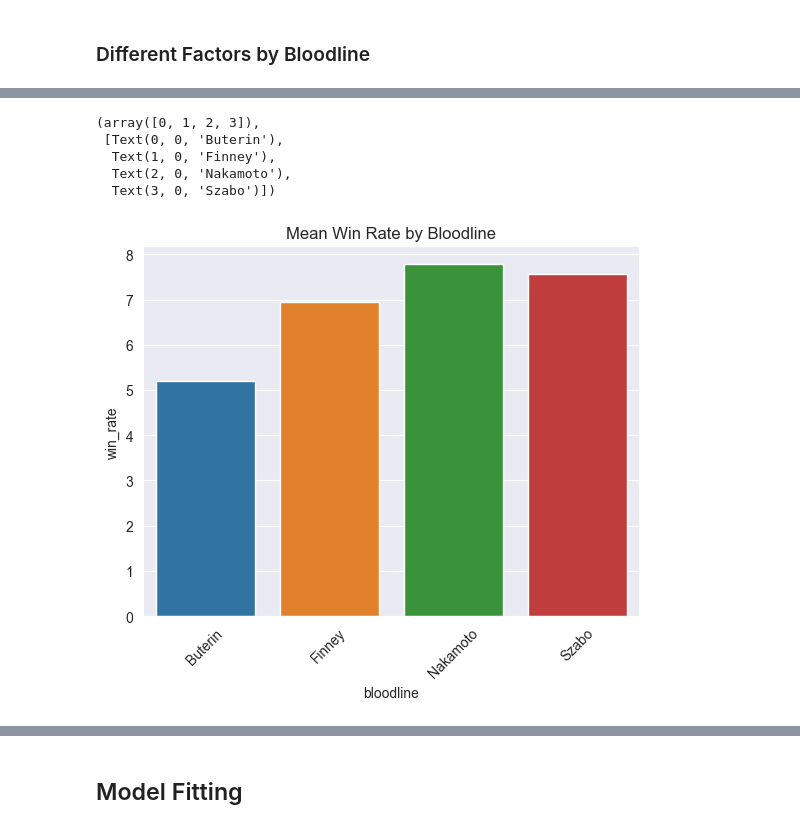
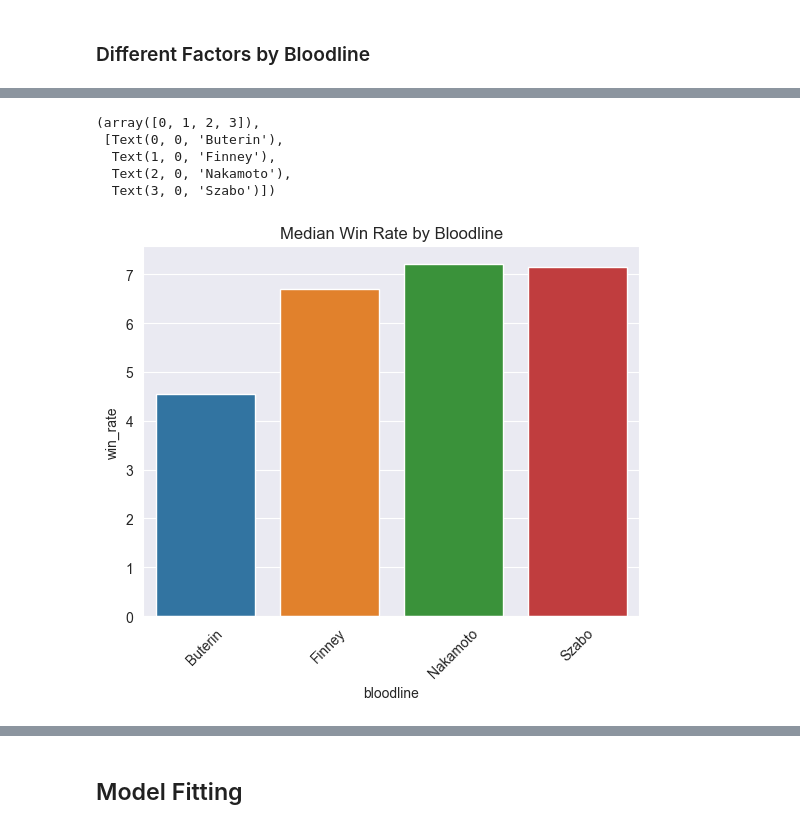
Before and after one commit to ThoroughZed-Analytics/Thoroughzed, a Jupyter notebook: app/current_data_cleaning_modeling.ipynb, the cells around one changed output, grey strips where cells are left out. Cells and saved outputs as stored; diff of their text form; code cells hidden in the pictures.

Commit message:
updated graphs

```diff
--- a/app/current_data_cleaning_modeling.ipynb
+++ b/app/current_data_cleaning_modeling.ipynb
@@ -6,16 +6,16 @@ import seaborn as sns
 import datetime
 import sklearn
 # %%
-clean_market_data = pd.read_csv('mega_master_db.csv')
+market_data_no_outliers = pd.read_csv('master_db_no_outliers.csv')
 # %%
 # clean_market_data
 # %% [markdown]
 ### Deal with outliers
 # %%
-# Calculate the z-score for each data point
-clean_market_data['z_score'] = np.abs((clean_market_data['converted_price'] - np.mean(clean_market_data['converted_price'])) / np.std(clean_market_data['converted_price']))
-
-clean_market_data
-market_data_no_outliers = clean_market_data[clean_market_data['z_score'] < 3]
-print(clean_market_data.shape, market_data_no_outliers.shape, f'=> {74911 - 74820} data points removed')
-market_data_no_outliers.to_csv('master_db_no_outliers.csv')
+# # Calculate the z-score for each data point
+# clean_market_data['z_score'] = np.abs((clean_market_data['converted_price'] - np.mean(clean_market_data['converted_price'])) / np.std(clean_market_data['converted_price']))
+#
+# clean_market_data
+# market_data_no_outliers = clean_market_data[clean_market_data['z_score'] < 3]
+# print(clean_market_data.shape, market_data_no_outliers.shape, f'=> {74911 - 74820} data points removed')
+# market_data_no_outliers.to_csv('master_db_no_outliers.csv')
@@ -90,6 +82,6 @@ sns.violinplot(data=market_data_no_outliers, x='breed_type', y='converted_price'
 # %% [markdown]
 ### Different Factors by Bloodline
 # %%
-by_blood = market_data_no_outliers.groupby('bloodline').mean().reset_index()
+by_blood = market_data_no_outliers.groupby('bloodline').median().reset_index()
 by_blood
 # %% [output]
@@ -101,11 +93,11 @@ by_blood
 # %%
 sns.barplot(data=by_blood, x='bloodline', y='win_rate')
-plt.title('Mean Win Rate by Bloodline')
+plt.title('Median Win Rate by Bloodline')
 plt.xticks(rotation = 45)
 # %% [output]
 (array([0, 1, 2, 3]),
  [Text(0, 0, 'Buterin'),
   Text(1, 0, 'Finney'),
   Text(2, 0, 'Nakamoto'),
   Text(3, 0, 'Szabo')])
-[figure, old version]
+[figure, new version]
```
Also changed, not shown: parts of 23 cells of this notebook.
